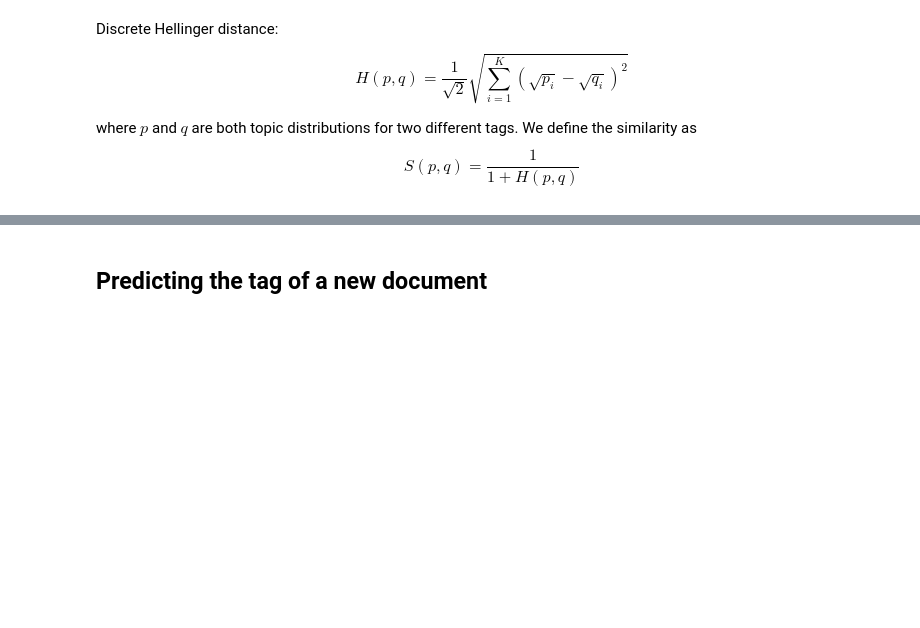
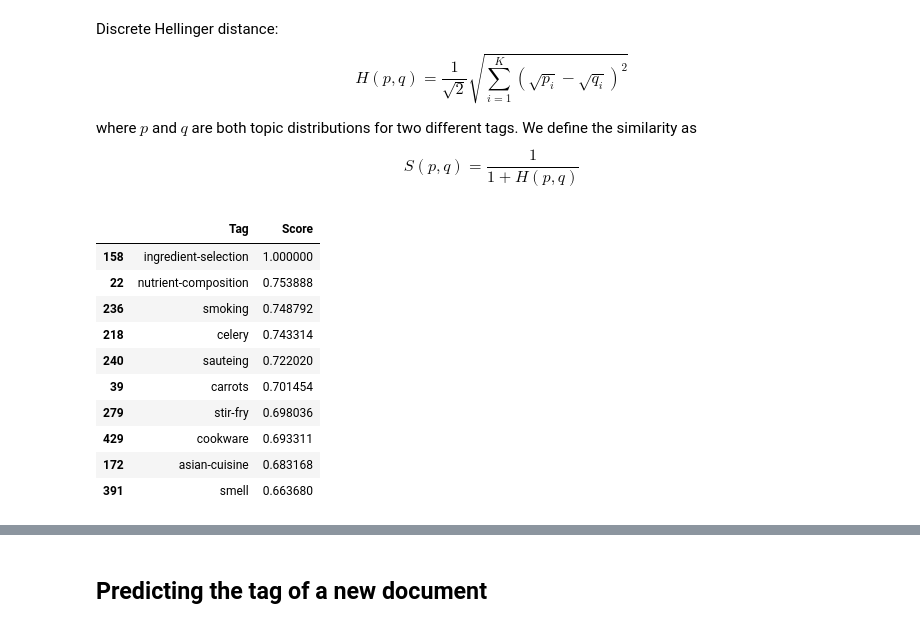
Before and after one commit to piskvorky/gensim, a Jupyter notebook: docs/notebooks/at_stackexchange.ipynb, the cells around one changed output, grey strips where cells are left out. Saved outputs shown, nothing was run; the diff lists cells and outputs as text; code cells hidden in the pictures; blank space fills up the shorter version.

```diff
--- a/docs/notebooks/at_stackexchange.ipynb
+++ b/docs/notebooks/at_stackexchange.ipynb
@@ -387,3 +445,25 @@ def get_sims(vec, tag_vecs):
 tag_vecs = [model.get_author_topics(tag, minimum_probability=0.0) for tag in train_tag_set]
 # %%
 id2tag = dict(zip(range(len(train_tag_set)), list(train_tag_set)))
+# %%
+tag = random.choice(list(train_tagname2postid.keys()))
+while tag[:7] == 'POST_ID':
+    tag = random.choice(list(train_tagname2postid.keys()))
+sims = get_sims(model.get_author_topics(tag, minimum_probability=0.0), tag_vecs)
+
+# Print the most similar tags.
+sims = [(id2tag[elem[0]], elem[1]) for elem in enumerate(sims) if not id2tag[elem[0]][:7] == 'POST_ID']
+sims_df = pd.DataFrame(sims, columns=['Tag', 'Score'])
+sims_df.sort_values('Score', ascending=False)[:10]
+# %% [output]
+|  | Tag | Score |
+| 158 | ingredient-selection | 1.000000 |
+| 22 | nutrient-composition | 0.753888 |
+| 236 | smoking | 0.748792 |
+| 218 | celery | 0.743314 |
+| 240 | sauteing | 0.722020 |
+| 39 | carrots | 0.701454 |
+| 279 | stir-fry | 0.698036 |
+| 429 | cookware | 0.693311 |
+| 172 | asian-cuisine | 0.683168 |
+| 391 | smell | 0.663680 |
```
Also changed, not shown: parts of 38 cells of this notebook, 2 other files.
